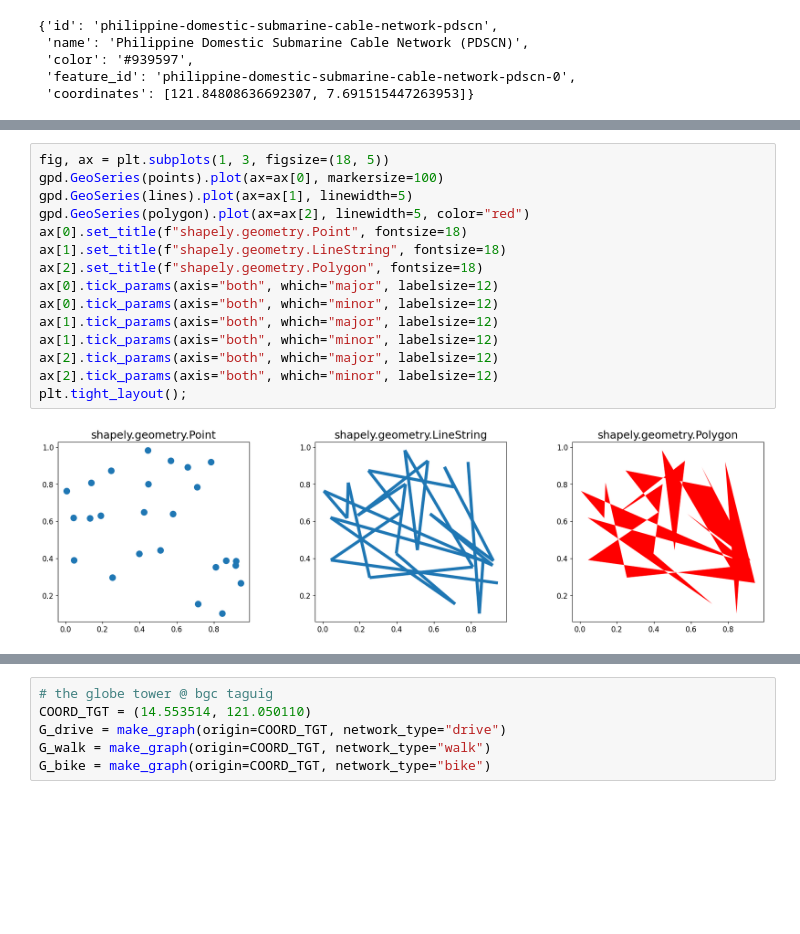
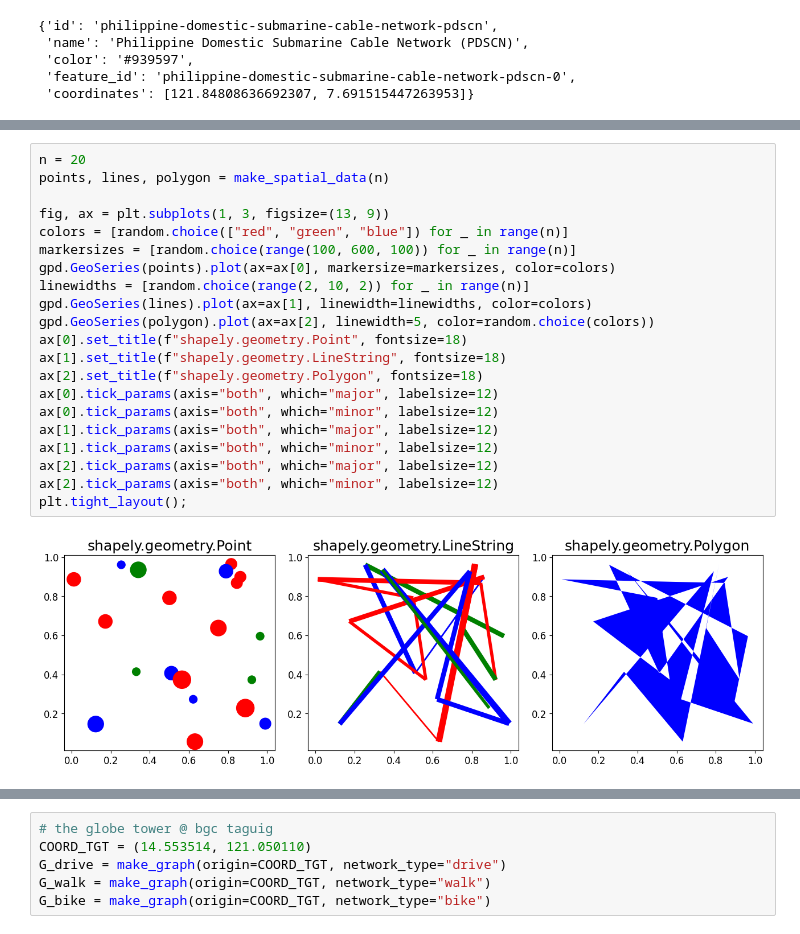
Before and after one commit to jpacil0/sds4gdsp, a Jupyter notebook: notebooks/01 Introduction.ipynb, the cells around one changed output, grey strips where cells are left out. Saved outputs shown, nothing was run; the diff lists cells and outputs as text; blank space fills up the shorter version.

```diff
--- a/notebooks/01 Introduction.ipynb
+++ b/notebooks/01 Introduction.ipynb
@@ -212,17 +215,23 @@ points, lines, polygon = make_spatial_data(n)
 # %%
-fig, ax = plt.subplots(1, 3, figsize=(18, 5))
-gpd.GeoSeries(points).plot(ax=ax[0], markersize=100)
-gpd.GeoSeries(lines).plot(ax=ax[1], linewidth=5)
-gpd.GeoSeries(polygon).plot(ax=ax[2], linewidth=5, color="red")
+n = 20
+points, lines, polygon = make_spatial_data(n)
+
+fig, ax = plt.subplots(1, 3, figsize=(13, 9))
+colors = [random.choice(["red", "green", "blue"]) for _ in range(n)]
+markersizes = [random.choice(range(100, 600, 100)) for _ in range(n)]
+gpd.GeoSeries(points).plot(ax=ax[0], markersize=markersizes, color=colors)
+linewidths = [random.choice(range(2, 10, 2)) for _ in range(n)]
+gpd.GeoSeries(lines).plot(ax=ax[1], linewidth=linewidths, color=colors)
+gpd.GeoSeries(polygon).plot(ax=ax[2], linewidth=5, color=random.choice(colors))
 ax[0].set_title(f"shapely.geometry.Point", fontsize=18)
 ax[1].set_title(f"shapely.geometry.LineString", fontsize=18)
 ax[2].set_title(f"shapely.geometry.Polygon", fontsize=18)
 ax[0].tick_params(axis="both", which="major", labelsize=12)
 ax[0].tick_params(axis="both", which="minor", labelsize=12)
 ax[1].tick_params(axis="both", which="major", labelsize=12)
 ax[1].tick_params(axis="both", which="minor", labelsize=12)
 ax[2].tick_params(axis="both", which="major", labelsize=12)
 ax[2].tick_params(axis="both", which="minor", labelsize=12)
 plt.tight_layout();
 # %% [output]
-[figure, old version]
+[figure, new version]
```
Also changed, not shown: parts of 8 cells of this notebook.
